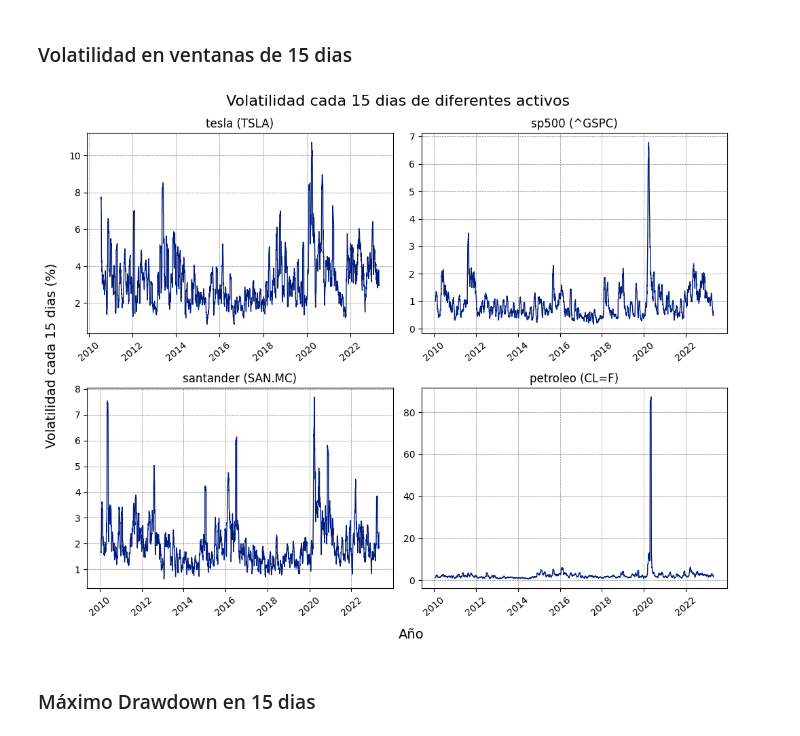
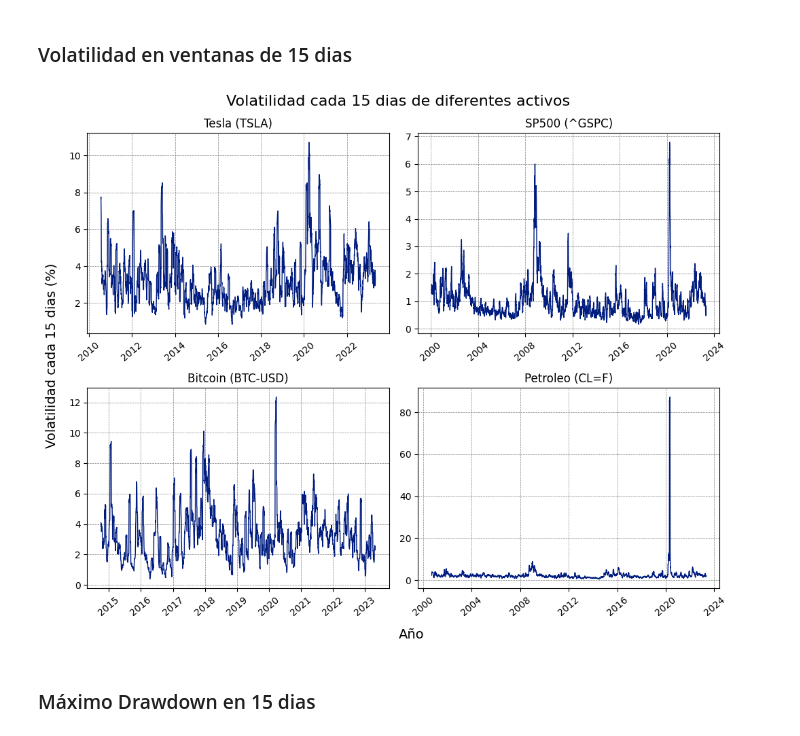
Before and after one commit to samuelvaler/TFM-PRICE-PREDICTION, a Jupyter notebook: TFM.ipynb, the cells around one changed output. Drawn from its saved outputs; the diff is of its cells as text; code cells hidden in the pictures.

```diff
--- a/TFM.ipynb
+++ b/TFM.ipynb
@@ -27,12 +19,12 @@ from sklearn.metrics import mean_squared_error, mean_absolute_error, r2_score
 # %% [markdown]
 # Obtención y análisis de datos
 # %%
-fecha_inicio = '2010-01-01'
-fecha_fin = '2023-12-31'
+fecha_inicio = '2000-01-01'
+fecha_fin = '2023-05-01'
 
 datos_tesla = yf.download('TSLA', start=fecha_inicio, end=fecha_fin)
 datos_sp500 = yf.download('^GSPC', start=fecha_inicio, end=fecha_fin)
-datos_santander = yf.download('SAN.MC', start=fecha_inicio, end=fecha_fin)
+datos_bitcoin = yf.download('BTC-USD', start=fecha_inicio, end=fecha_fin)
 datos_petroleo = yf.download('CL=F', start=fecha_inicio, end=fecha_fin)
 # %% [output]
 [*********************100%***********************]  1 of 1 completed
@@ -140,8 +132,8 @@ axs[0, 0].plot(datos_tesla['Adj Close'], linewidth=1)
 axs[0, 0].set_title('Tesla (TSLA)')
 axs[0, 1].plot(datos_sp500['Adj Close'], linewidth=1)
 axs[0, 1].set_title('SP500 (^GSPC)')
-axs[1, 0].plot(datos_santander['Adj Close'], linewidth=1)
-axs[1, 0].set_title('Santander (SAN.MC)')
+axs[1, 0].plot(datos_bitcoin['Adj Close'], linewidth=1)
+axs[1, 0].set_title('Bitcoin (BTC-USD)')
 axs[1, 1].plot(datos_petroleo['Adj Close'], linewidth=1)
 axs[1, 1].set_title('Petroleo (CL=F)')
 
@@ -169,8 +161,8 @@ fecha_fin_plot = '2016-05-25'
 fig, axs = plt.subplots(nrows=2, ncols=2, figsize=(10, 8))
 axs = axs.flatten()
 
-datos = [datos_tesla, datos_sp500, datos_santander, datos_petroleo]
-titulos = ['Tesla (TSLA)', 'SP500 (^GSPC)', 'Santander (SAN.MC)', 'Petroleo (CL=F)']
+datos = [datos_tesla, datos_sp500, datos_bitcoin, datos_petroleo]
+titulos = ['Tesla (TSLA)', 'SP500 (^GSPC)', 'Bitcoin (BTC-USD)', 'Petroleo (CL=F)']
 etiquetas = ['Open', 'High', 'Low', 'Close']  # etiquetas para la leyenda
 
 for i, ax in enumerate(axs):
@@ -203,8 +195,8 @@ axs[0, 0].plot(datos_tesla['Adj Close'].pct_change()*100, linewidth=1)
 axs[0, 0].set_title('Tesla (TSLA)')
 axs[0, 1].plot(datos_sp500['Adj Close'].pct_change()*100, linewidth=1)
 axs[0, 1].set_title('SP500 (^GSPC)')
-axs[1, 0].plot(datos_santander['Adj Close'].pct_change()*100, linewidth=1)
-axs[1, 0].set_title('Santander (SAN.MC)')
+axs[1, 0].plot(datos_bitcoin['Adj Close'].pct_change()*100, linewidth=1)
+axs[1, 0].set_title('Bitcoin (BTC-USD)')
 axs[1, 1].plot(datos_petroleo['Adj Close'].pct_change()*100, linewidth=1)
 axs[1, 1].set_title('Petroleo (CL=F)')
 
@@ -224,36 +216,36 @@ plt.show()
 # %%
 sns.set_palette('dark')
 
 # Calcular la volatilidad diaria en ventanas de tiempo
 window = 15
 volatility_tesla = datos_tesla['Adj Close'].pct_change().rolling(window=window).std() * 100
 volatility_sp500 = datos_sp500['Adj Close'].pct_change().rolling(window=window).std() * 100
-volatility_santander = datos_santander['Adj Close'].pct_change().rolling(window=window).std() * 100
+volatility_bitcoin = datos_bitcoin['Adj Close'].pct_change().rolling(window=window).std() * 100
 volatility_petroleo = datos_petroleo['Adj Close'].pct_change().rolling(window=window).std() * 100
 
 fig, axs = plt.subplots(nrows=2, ncols=2, figsize=(10, 8))
 for ax in axs.flat:
     ax.grid(True, linestyle='--', linewidth=0.5, color='grey')
 
 axs[0, 0].plot(volatility_tesla, linewidth=1)
-axs[0, 0].set_title('tesla (TSLA)')
+axs[0, 0].set_title('Tesla (TSLA)')
 axs[0, 1].plot(volatility_sp500, linewidth=1)
-axs[0, 1].set_title('sp500 (^GSPC)')
-axs[1, 0].plot(volatility_santander, linewidth=1)
-axs[1, 0].set_title('santander (SAN.MC)')
+axs[0, 1].set_title('SP500 (^GSPC)')
+axs[1, 0].plot(volatility_bitcoin, linewidth=1)
+axs[1, 0].set_title('Bitcoin (BTC-USD)')
 axs[1, 1].plot(volatility_petroleo, linewidth=1)
-axs[1, 1].set_title('petroleo (CL=F)')
+axs[1, 1].set_title('Petroleo (CL=F)')
 
 for ax in axs.flat:
     ax.tick_params(axis='x', labelrotation=40)
 fig.text(0.52, -0.02, 'Año', ha='center', fontsize=14)
 fig.text(-0.02, 0.5, 'Volatilidad cada 15 dias (%)', va='center', rotation='vertical', fontsize=14)
 fig.suptitle('Volatilidad cada 15 dias de diferentes activos', fontsize=16)
 
 plt.tight_layout()
 plt.show()
 # %% [output]
-[figure, old version]
+[figure, new version]
 # %% [markdown]
 ### Máximo Drawdown en 15 dias
 # %%
```
Also changed, not shown: parts of 50 cells of this notebook.
